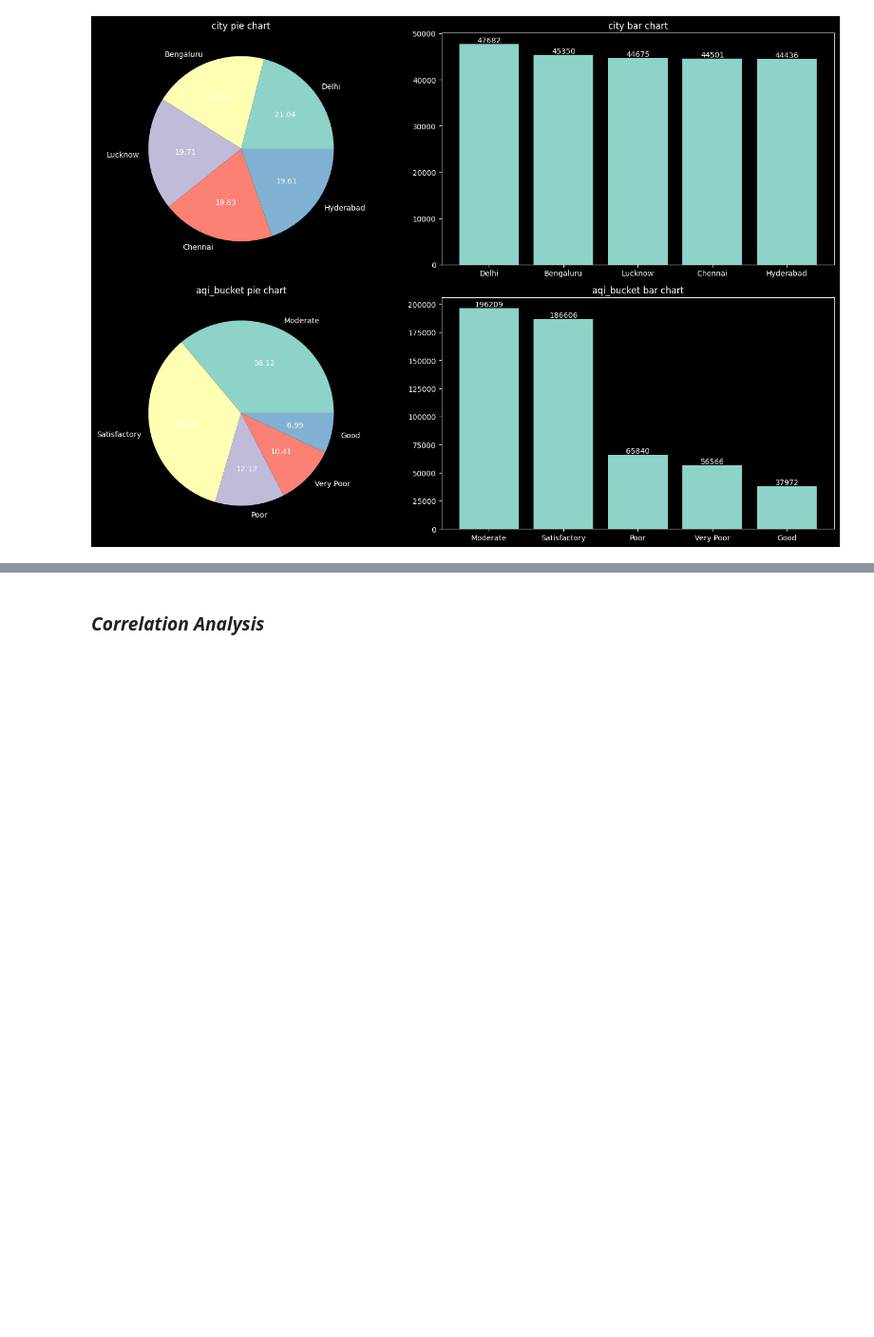
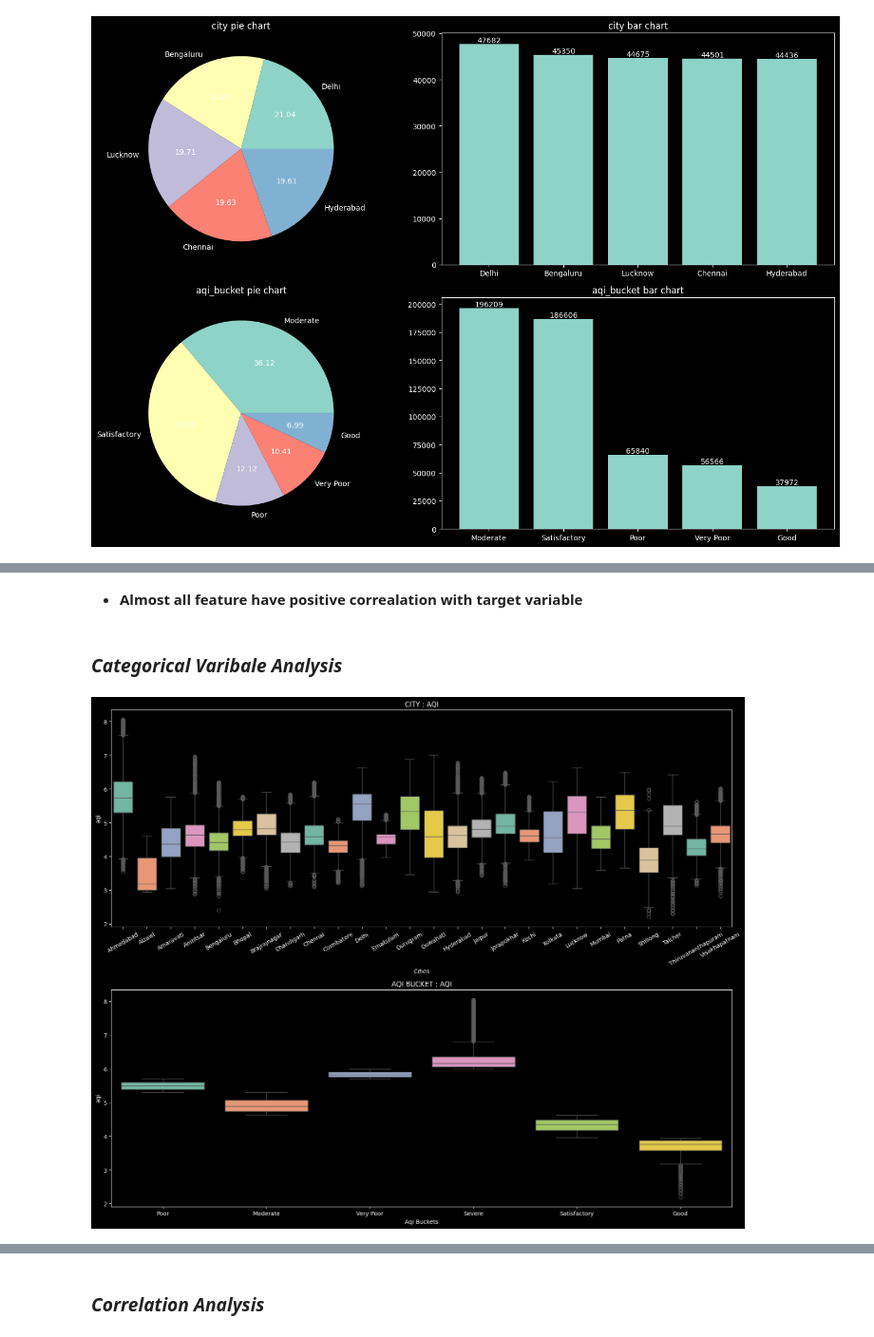
Before and after one commit to adnaaaen/air-quality-index-analysis, a Jupyter notebook: notebooks/02_eda.ipynb, the cells around one changed output, grey strips where cells are left out. Shown at 95% size. Cells and saved outputs as stored; diff of their text form; code cells hidden in the pictures; blank space fills up the shorter version.

```diff
--- a/notebooks/02_eda.ipynb
+++ b/notebooks/02_eda.ipynb
@@ -81 +98,22 @@ plt.show()
+# %% [markdown]
+- **Almost all feature have positive correalation with target variable**
+# %% [markdown]
+### ***Categorical Varibale Analysis***
+# %%
+plt.figure(figsize=(16, 13))
+plt.subplot(2,1,1)
+sns.boxplot(x=df["city"], y=df["aqi"], palette="Set2")
+plt.title("CITY : AQI")
+plt.xlabel("Cities")
+plt.xticks(rotation=30)
+
+plt.subplot(2,1,2)
+sns.boxplot(x=df["aqi_bucket"], y=df["aqi"], palette="Set2")
+plt.title("AQI BUCKET : AQI")
+plt.xlabel("Aqi Buckets")
+
+plt.tight_layout()
+plt.show()
+# %% [output]
+[figure, added]
 # %% [markdown]
```
Also changed, not shown: parts of 15 cells of this notebook, 1 other file.
